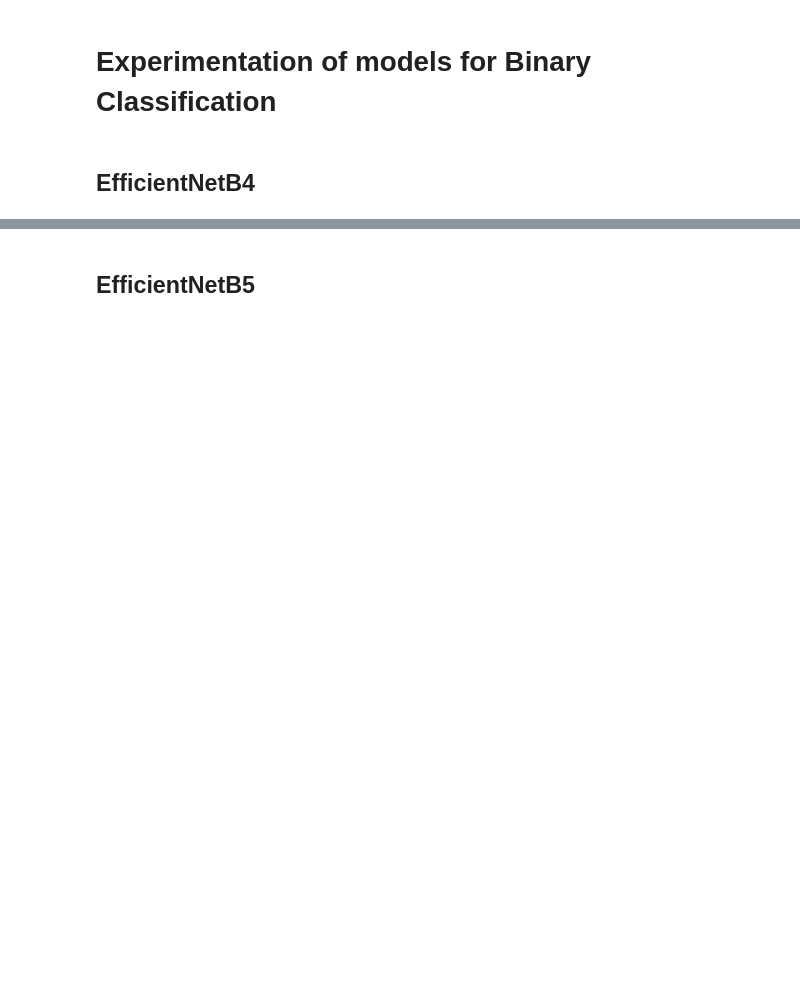
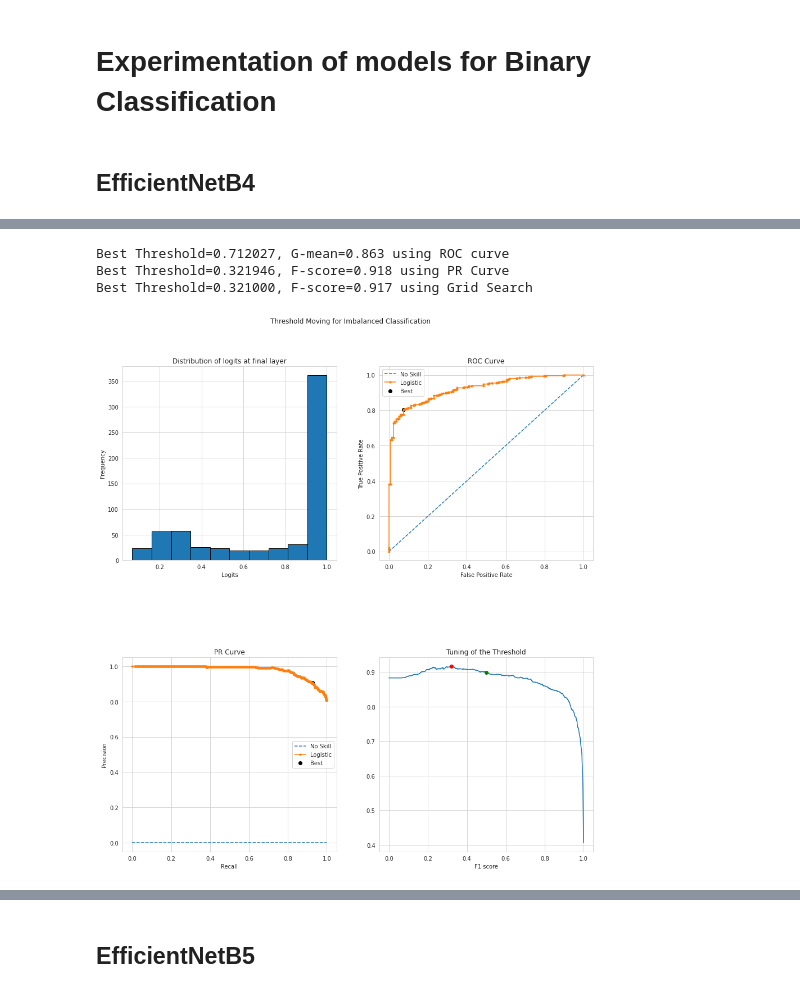
Before and after one commit to Gaurav0502/retina-multilabel-classification, a Jupyter notebook: notebooks/retina-multilabel-classification.ipynb, the cells around one changed output, grey strips where cells are left out. Drawn from its saved outputs; the diff is of its cells as text; code cells hidden in the pictures; blank space fills up the shorter version.

```diff
--- a/notebooks/retina-multilabel-classification.ipynb
+++ b/notebooks/retina-multilabel-classification.ipynb
@@ -271,38 +303,3 @@ class ModelEvaluator:
         sns.heatmap(tf.math.confusion_matrix(self.test.labels, self.predictions, num_classes=2),
                     annot=True, cmap="crest")
         print(classification_report(self.test.labels, self.predictions, target_names=self.classes))
-# %%
-class ThresholdTuner:
-    def __init__(self, model, test):
-        self.model = model
-        self.test = test
-        self.predictions_raw = None
-        self.f1_scores = []
-
-    def __predict_test(self):
-        self.predictions_raw = self.model.predict(self.test).flatten()
-
-    def __clip_logits(self, t : float, p : float):
-        if p >= t:
-            return 1
-        else:
-            return 0
-
-    def tune_threshold(self):
-        self.__predict_test()
-        self.ts = np.arange(0, 1.0, 0.001)
-        for threshold in self.ts:
-            pred = list(map(lambda p: self.__clip_logits(threshold, p),
-                            self.predictions_raw))
-            self.f1_scores.append(f1_score(self.test.labels, pred))
-
-        plt.plot(self.ts, self.f1_scores)
-        max_f1_score = max(self.f1_scores)
-        max_threshold = self.ts[np.argmax(self.f1_scores)]
-        plt.plot(max_threshold, max_f1_score, 'ro')
-        plt.plot(0.50, self.f1_scores[500], 'go')
-        plt.text(max_threshold, max_f1_score+0.1, '({}, {})'.format(max_threshold, max_f1_score))
-        plt.title("Tuning of the Threshold")
-        plt.xlabel("Threshold Value")
-        plt.ylabel("F1 score")
-        plt.show()
@@ -324,4 +434,9 @@ me.class_report()
 # %%
 tuner = ThresholdTuner(efficientnet, efficientnet_test)
 # %%
-tuner.tune_threshold()
+tuner.find_optimal_thresholds()
+# %% [output]
+Best Threshold=0.712027, G-mean=0.863 using ROC curve
+Best Threshold=0.321946, F-score=0.918 using PR Curve
+Best Threshold=0.321000, F-score=0.917 using Grid Search
+[figure, added]
```
Also changed, not shown: parts of 25 cells of this notebook.
